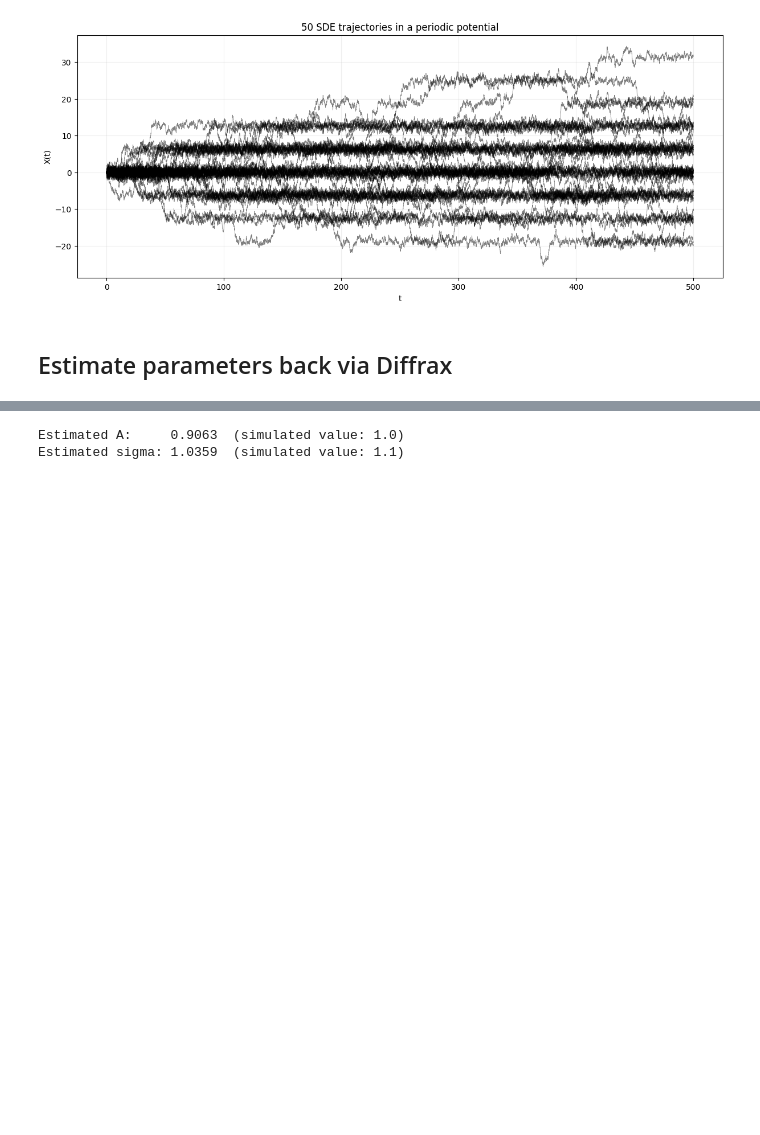
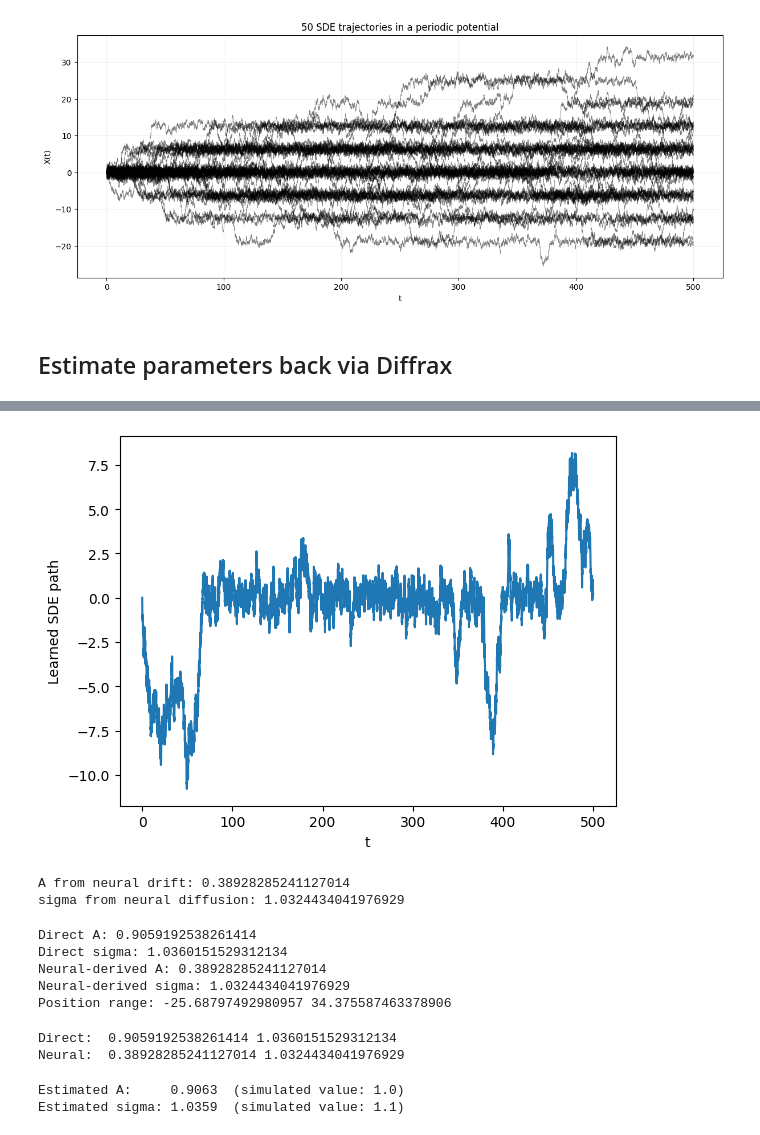
Before and after one commit to dared22/master_thesis, a Jupyter notebook: sandbox/sde_test_data.ipynb, the cells around one changed output, grey strips where cells are left out. Drawn from its saved outputs; the diff is of its cells as text; code cells hidden in the pictures; blank space fills up the shorter version.

```diff
--- a/sandbox/sde_test_data.ipynb
+++ b/sandbox/sde_test_data.ipynb
@@ -129,3 +226,80 @@ plt.show()
+# %%
+def learned_drift(t, x, args):
+    return model.b(x)
+
+def learned_diffusion(t, x, args):
+    return model.s(x)
+
+brownian = dfx.VirtualBrownianTree(
+    t0=t0, t1=t1, tol=1e-3, shape=(), key=jr.PRNGKey(202)
+)
+terms = dfx.MultiTerm(
+    dfx.ODETerm(learned_drift),
+    dfx.ControlTerm(learned_diffusion, brownian),
+)
+learned_path = dfx.diffeqsolve(
+    terms, dfx.Euler(),
+    t0=t0, t1=t1, dt0=dt, y0=x0,
+    saveat=dfx.SaveAt(ts=ts),
+    max_steps=100_000,
+).ys
+
+plt.plot(ts, learned_path)
+plt.xlabel("t")
+plt.ylabel("Learned SDE path")
+plt.show()
+# %% [output]
+[figure, added]
+# %%
+sample_x = x[::100]  # positions from the training data
+learned_b = jax.vmap(model.b)(sample_x)
+learned_s = jax.vmap(model.s)(sample_x)
+
+k_known = 1.0
+basis = -k_known * jnp.sin(k_known * sample_x)
+
+A_hat = jnp.sum(basis * learned_b) / jnp.sum(basis**2)
+sigma_hat = jnp.mean(learned_s)
+
+print("A from neural drift:", float(A_hat))
+print("sigma from neural diffusion:", float(sigma_hat))
+# %% [output]
+A from neural drift: 0.38928285241127014
+sigma from neural diffusion: 1.0324434041976929
+# %%
+k_known = 1.0
+shape = -k_known * jnp.sin(k_known * x)
+
+A_direct = jnp.sum(shape * dx) / jnp.sum(shape**2 * delta)
+sigma_direct = jnp.sqrt(
+    jnp.mean((dx - A_direct * shape * delta)**2 / delta)
+)
+
+print("Direct A:", float(A_direct))
+print("Direct sigma:", float(sigma_direct))
+print("Neural-derived A:", float(A_hat))
+print("Neural-derived sigma:", float(sigma_hat))
+print("Position range:", float(x.min()), float(x.max()))
+# %% [output]
+Direct A: 0.9059192538261414
+Direct sigma: 1.0360151529312134
+Neural-derived A: 0.38928285241127014
+Neural-derived sigma: 1.0324434041976929
+Position range: -25.68797492980957 34.375587463378906
+# %%
+probe_x = x[::100]
+b_from_net = jax.vmap(model.b)(probe_x)
+s_from_net = jax.vmap(model.s)(probe_x)
+
+basis = -k_known * jnp.sin(k_known * probe_x)
+A_from_net = jnp.sum(basis * b_from_net) / jnp.sum(basis**2)
+sigma_from_net = jnp.mean(s_from_net)
+
+print("Direct: ", float(A_direct), float(sigma_direct))
+print("Neural: ", float(A_from_net), float(sigma_from_net))
+# %% [output]
+Direct:  0.9059192538261414 1.0360151529312134
+Neural:  0.38928285241127014 1.0324434041976929
 # %%
 import numpy as np
 
```
Also changed, not shown: parts of 2 cells of this notebook.
